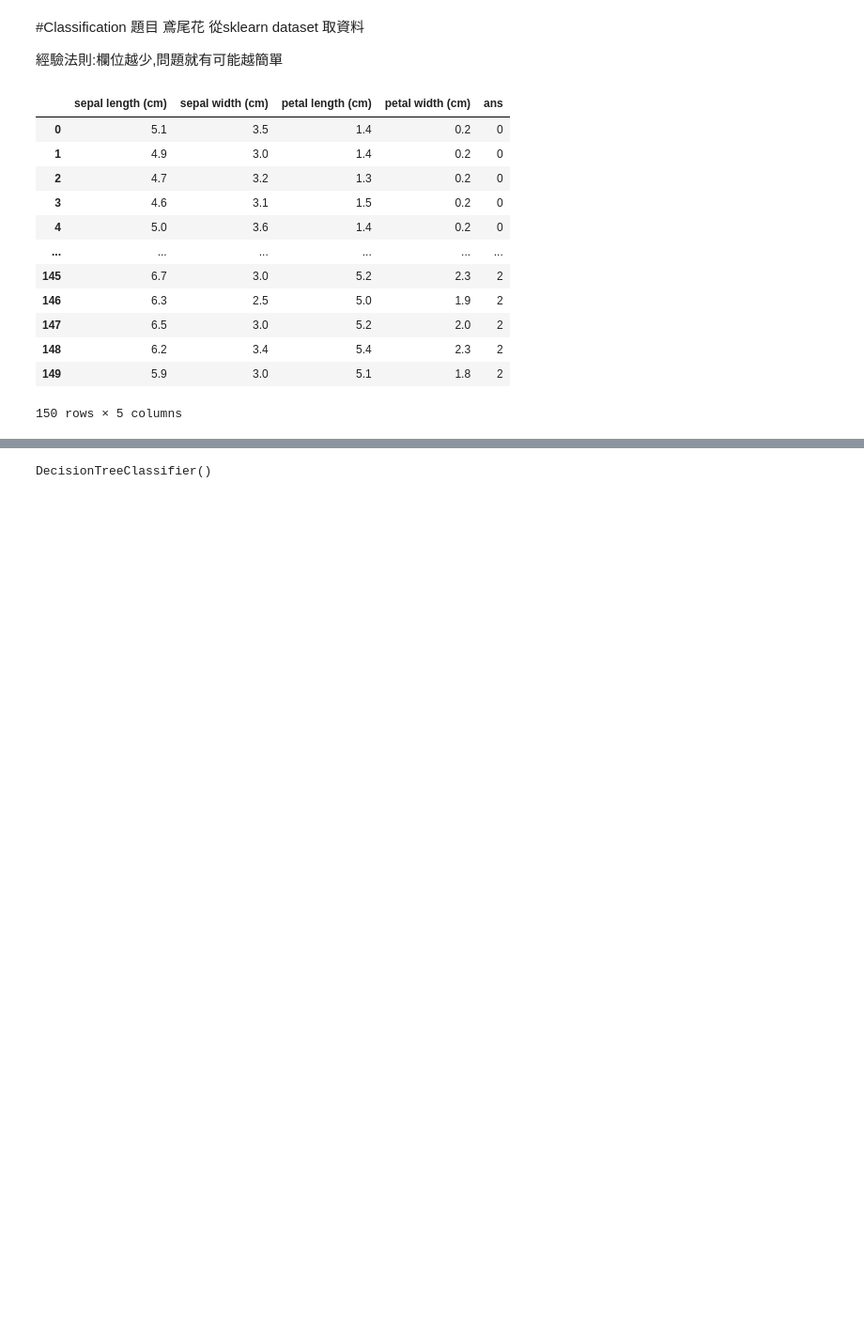
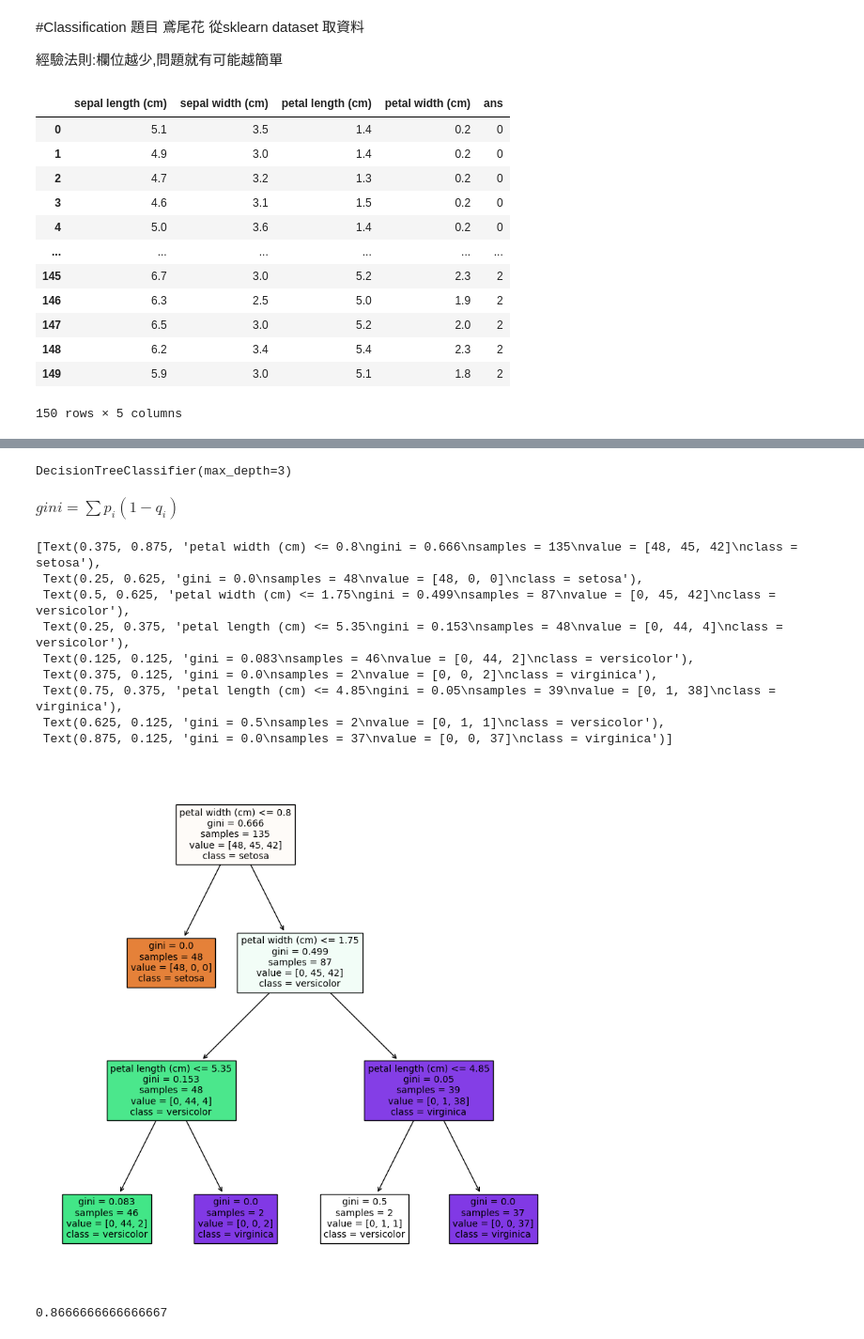
Before and after one commit to GaryChen1990/ximen0725, a Jupyter notebook: Classifiaction.ipynb, the cells around one changed output, grey strips where cells are left out. Shown at 94% size. Cells and saved outputs as stored; diff of their text form; code cells hidden in the pictures; blank space fills up the shorter version.

```diff
--- a/Classifiaction.ipynb
+++ b/Classifiaction.ipynb
@@ -55,6 +41,34 @@ x_train, x_test, y_train, y_test = train_test_split(x, y, test_size=0.1)
 # %%
 from sklearn.tree import DecisionTreeClassifier
-clf = DecisionTreeClassifier()
+clf = DecisionTreeClassifier(max_depth=3)
 clf.fit(x_train, y_train)
 # %% [output]
-DecisionTreeClassifier()
+DecisionTreeClassifier(max_depth=3)
+# %% [markdown]
+$ gini = \sum p_i(1-q_i)$
+# %%
+import matplotlib.pyplot as plt
+from sklearn.tree import plot_tree
+plt.figure(figsize=(10, 10))
+plot_tree(clf, feature_names=x.columns, class_names=iris["target_names"], filled=True)
+
+#每次決策點都會找出條件讓結果兩邊的gini coefficient(加起來最小
+# %% [output]
+[Text(0.375, 0.875, 'petal width (cm) <= 0.8\ngini = 0.666\nsamples = 135\nvalue = [48, 45, 42]\nclass = setosa'),
+ Text(0.25, 0.625, 'gini = 0.0\nsamples = 48\nvalue = [48, 0, 0]\nclass = setosa'),
+ Text(0.5, 0.625, 'petal width (cm) <= 1.75\ngini = 0.499\nsamples = 87\nvalue = [0, 45, 42]\nclass = versicolor'),
+ Text(0.25, 0.375, 'petal length (cm) <= 5.35\ngini = 0.153\nsamples = 48\nvalue = [0, 44, 4]\nclass = versicolor'),
+ Text(0.125, 0.125, 'gini = 0.083\nsamples = 46\nvalue = [0, 44, 2]\nclass = versicolor'),
+ Text(0.375, 0.125, 'gini = 0.0\nsamples = 2\nvalue = [0, 0, 2]\nclass = virginica'),
+ Text(0.75, 0.375, 'petal length (cm) <= 4.85\ngini = 0.05\nsamples = 39\nvalue = [0, 1, 38]\nclass = virginica'),
+ Text(0.625, 0.125, 'gini = 0.5\nsamples = 2\nvalue = [0, 1, 1]\nclass = versicolor'),
+ Text(0.875, 0.125, 'gini = 0.0\nsamples = 37\nvalue = [0, 0, 37]\nclass = virginica')]
+[figure, added]
+# %%
+#將結果帶入 進行預測值推斷(模型結果估測率)
+
+from sklearn.metrics import accuracy_score
+pre = clf.predict(x_test)
+accuracy_score(y_test, pre)
+# %% [output]
+0.8666666666666667
```
Also changed, not shown: parts of 1 cell of this notebook.
